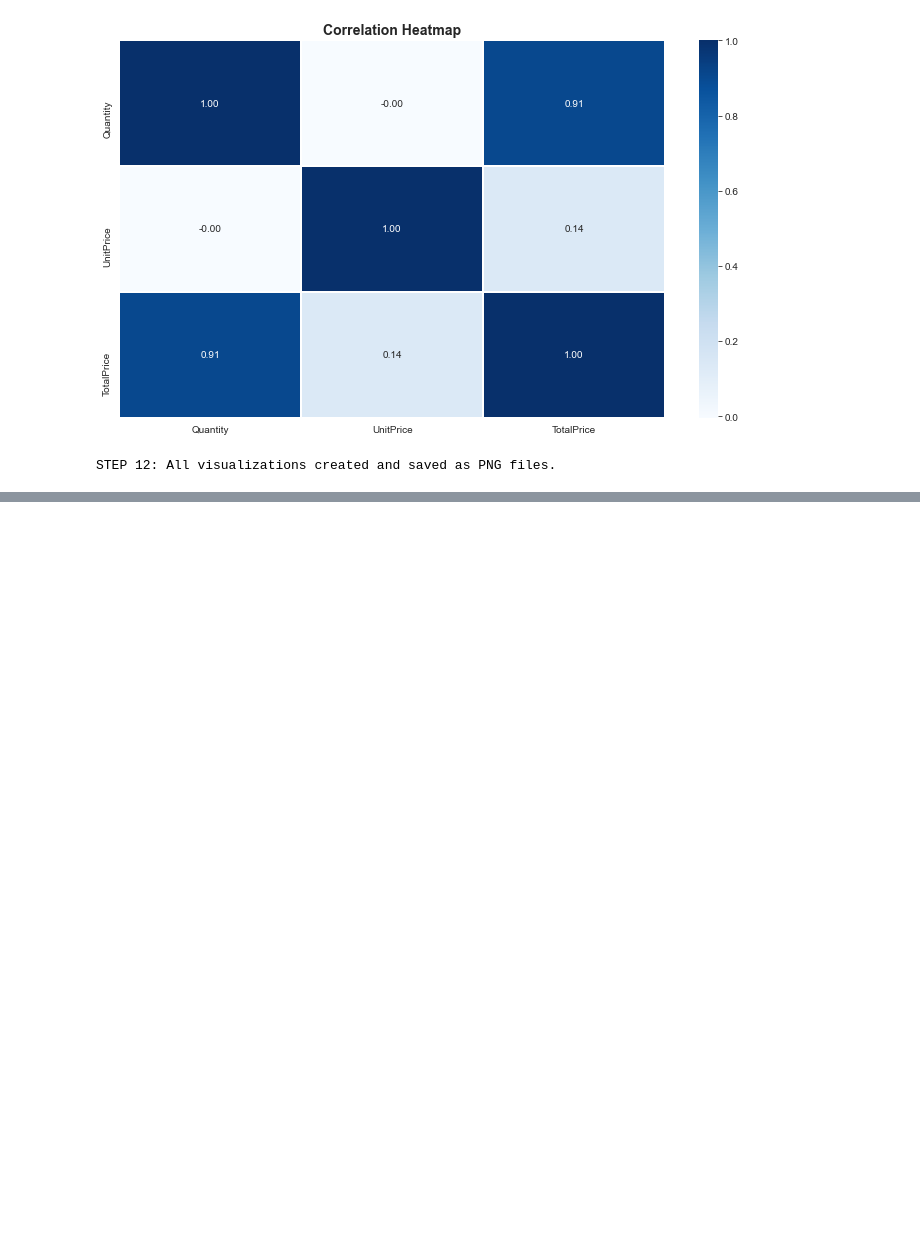
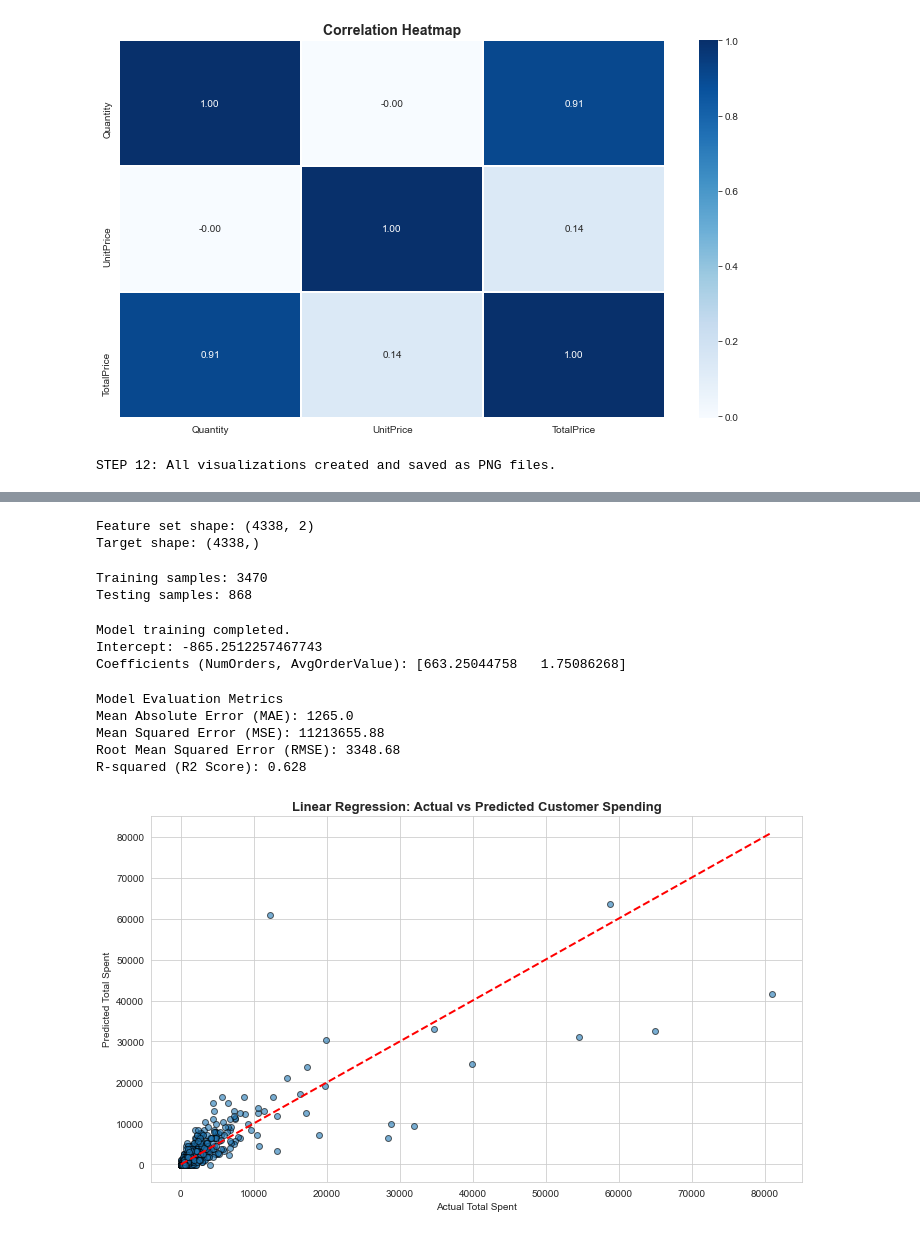
Before and after one commit to Amarjeet9305/ecomerc_analysis, a Jupyter notebook: Ecommerce_Analysis.ipynb, the cells around one changed output, grey strips where cells are left out. Drawn from its saved outputs; the diff is of its cells as text; code cells hidden in the pictures; blank space fills up the shorter version.

```diff
--- a/Ecommerce_Analysis.ipynb
+++ b/Ecommerce_Analysis.ipynb
@@ -899,0 +884,73 @@ a   Amit   50000
+# %%
+# Prepare the dataset for modeling
+# Goal: Predict 'TotalSpent' using 'NumOrders' and 'AvgOrderValue' as features
+
+ml_data = customer_summary[["NumOrders", "AvgOrderValue", "TotalSpent"]].dropna()
+
+# Define independent variables (features, X) and dependent variable (target, y)
+X = ml_data[["NumOrders", "AvgOrderValue"]]
+y = ml_data["TotalSpent"]
+
+print("Feature set shape:", X.shape)
+print("Target shape:", y.shape)
+# %% [output]
+Feature set shape: (4338, 2)
+Target shape: (4338,)
+# %%
+# Split the data into training (80%) and testing (20%) sets
+X_train, X_test, y_train, y_test = train_test_split(
+    X, y, test_size=0.2, random_state=42
+)
+
+print("Training samples:", X_train.shape[0])
+print("Testing samples:", X_test.shape[0])
+# %% [output]
+Training samples: 3470
+Testing samples: 868
+# %%
+# Create and train the Linear Regression model
+model = LinearRegression()
+model.fit(X_train, y_train)
+
+print("Model training completed.")
+print("Intercept:", model.intercept_)
+print("Coefficients (NumOrders, AvgOrderValue):", model.coef_)
+# %% [output]
+Model training completed.
+Intercept: -865.2512257467743
+Coefficients (NumOrders, AvgOrderValue): [663.25044758   1.75086268]
+# %%
+# Predict Total Spending on the test set
+y_pred = model.predict(X_test)
+
+# Evaluate model performance
+mae = mean_absolute_error(y_test, y_pred)
+mse = mean_squared_error(y_test, y_pred)
+rmse = np.sqrt(mse)
+r2 = r2_score(y_test, y_pred)
+
+print("Model Evaluation Metrics")
+print("Mean Absolute Error (MAE):", round(mae, 2))
+print("Mean Squared Error (MSE):", round(mse, 2))
+print("Root Mean Squared Error (RMSE):", round(rmse, 2))
+print("R-squared (R2 Score):", round(r2, 4))
+# %% [output]
+Model Evaluation Metrics
+Mean Absolute Error (MAE): 1265.0
+Mean Squared Error (MSE): 11213655.88
+Root Mean Squared Error (RMSE): 3348.68
+R-squared (R2 Score): 0.628
+# %%
+# Visualize Actual vs Predicted Total Spending
+plt.figure()
+plt.scatter(y_test, y_pred, alpha=0.6, edgecolor="k")
+plt.plot([y_test.min(), y_test.max()], [y_test.min(), y_test.max()],
+         color="red", linestyle="--", linewidth=2)
+plt.xlabel("Actual Total Spent")
+plt.ylabel("Predicted Total Spent")
+plt.title("Linear Regression: Actual vs Predicted Customer Spending", fontsize=13, fontweight="bold")
+plt.tight_layout()
+plt.savefig("linear_regression_actual_vs_predicted.png", dpi=150)
+plt.show()
+# %% [output]
+[figure, added]
```
Also changed, not shown: parts of 5 cells of this notebook, 2 other files.
